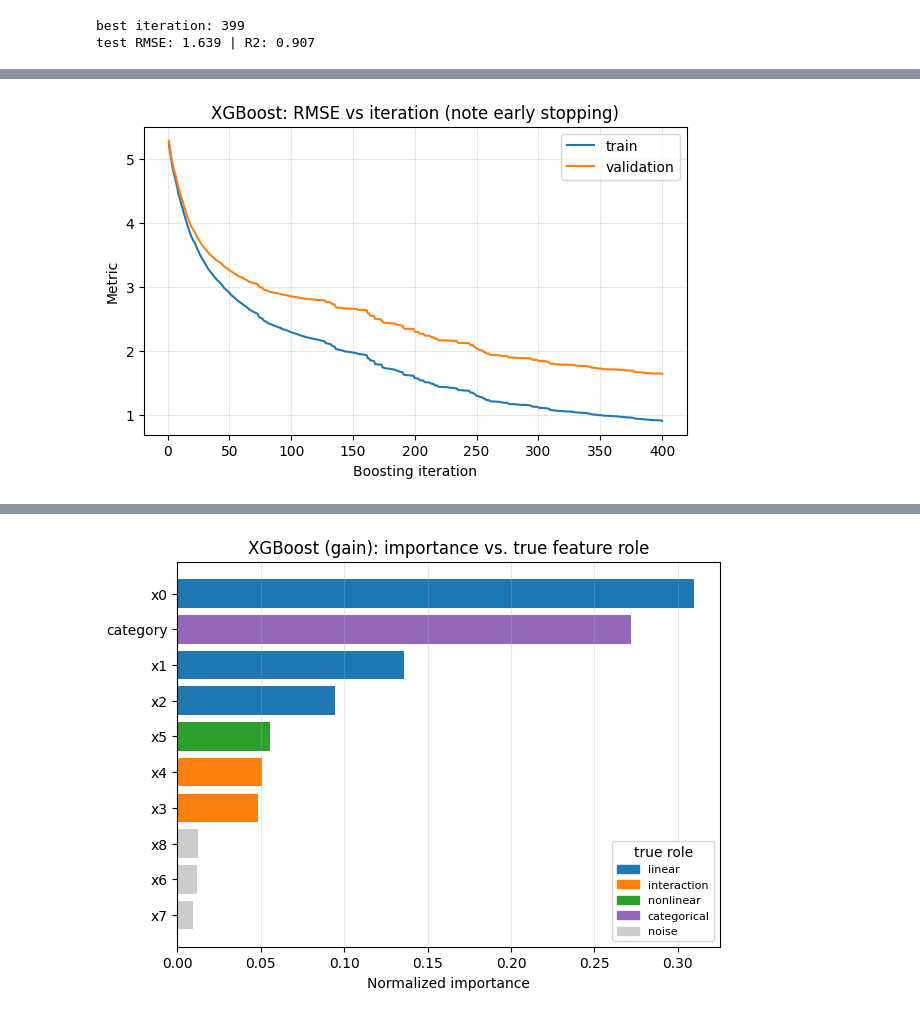
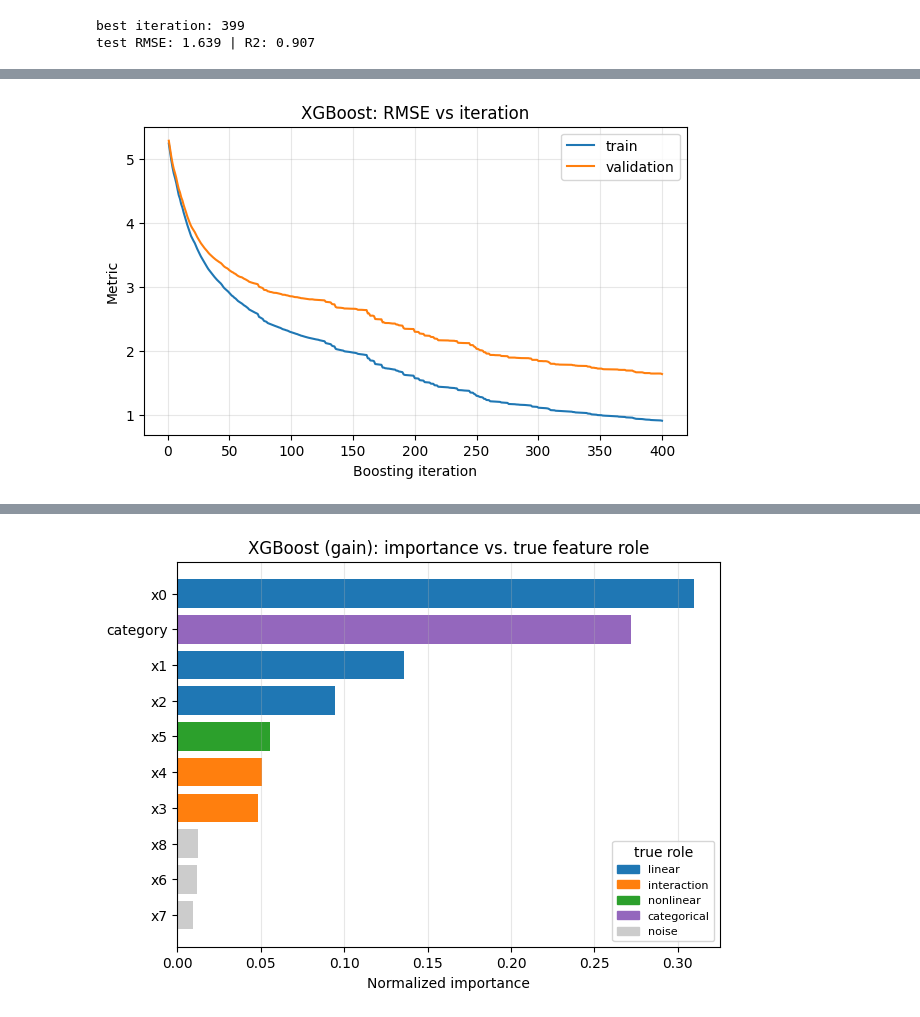
Before and after one commit to nagenshukla/GBDTs, a Jupyter notebook: notebooks/02_xgboost.ipynb, the cells around one changed output, grey strips where cells are left out. Drawn from its saved outputs; the diff is of its cells as text; code cells hidden in the pictures.

```diff
--- a/notebooks/02_xgboost.ipynb
+++ b/notebooks/02_xgboost.ipynb
@@ -47,11 +67,12 @@ test RMSE: 1.639 | R2: 0.907
 # %%
 # Training curve straight from XGBoost's recorded eval history.
 hist = model.evals_result()
+# validation_0 = 1st eval_set entry (train); validation_1 = 2nd entry (test).
 P.plot_training_curve({"train": hist["validation_0"]["rmse"],
                        "validation": hist["validation_1"]["rmse"]},
-                      title="XGBoost: RMSE vs iteration (note early stopping)")
+                      title="XGBoost: RMSE vs iteration")
 plt.show()
 # %% [output]
-[figure, old version]
+[figure, new version]
 # %% [markdown]
 ## Did it find the planted signal?
```
Also changed, not shown: parts of 4 cells of this notebook.
